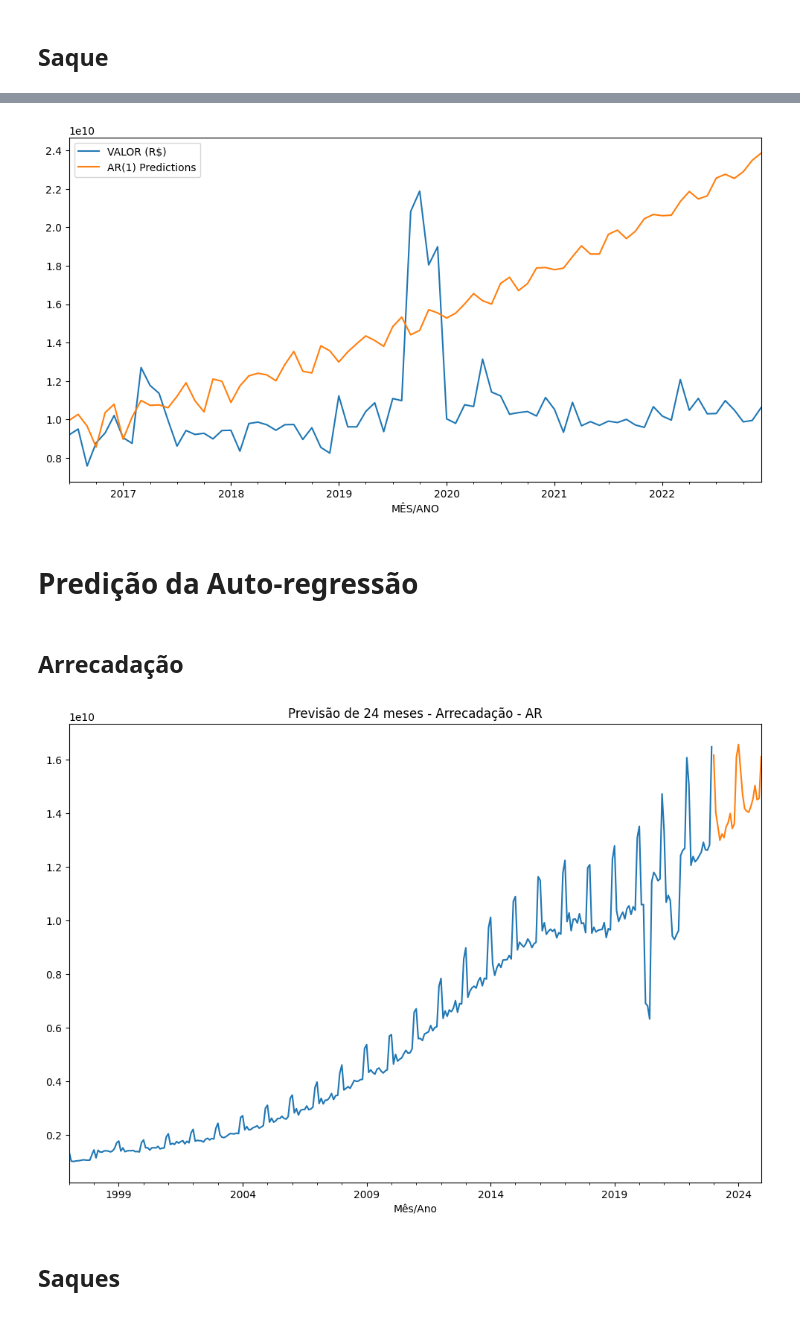
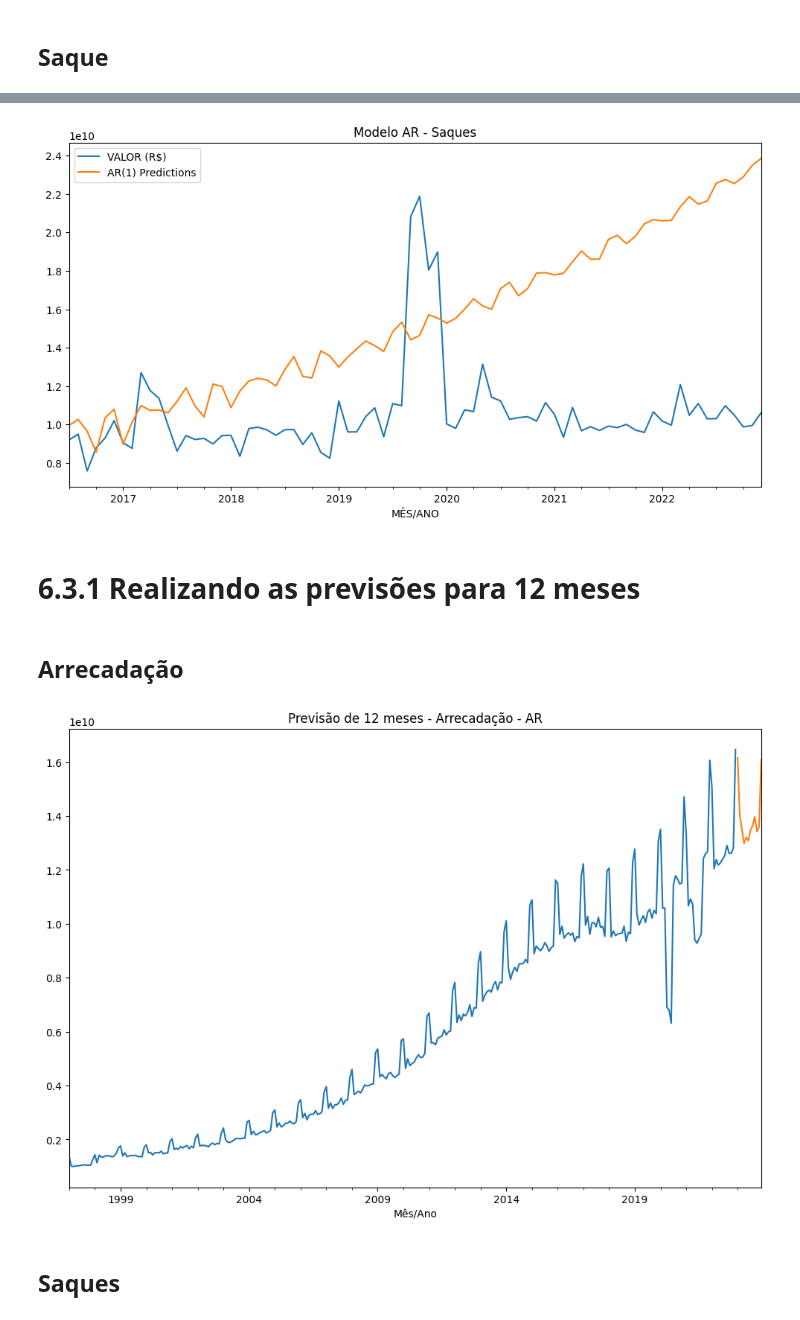
Before and after one commit to avellar1975/TCC_PUC_MINAS, a Jupyter notebook: tcc.ipynb, the cells around one changed output, grey strips where cells are left out. Saved outputs shown, nothing was run; the diff lists cells and outputs as text; code cells hidden in the pictures.

```diff
--- a/tcc.ipynb
+++ b/tcc.ipynb
@@ -611,21 +642,21 @@ predict_AR_S = ARfit_S.predict(start=start, end=end, dynamic=False).rename('AR(1
 # %%
 test_data_AR_S.plot(legend=True)
-predict_AR_S.plot(legend=True,figsize=(12,6));
+predict_AR_S.plot(legend=True,figsize=(12,6), title="Modelo AR - Saques");
 # %% [output]
-[figure, old version]
+[figure, new version]
 # %% [markdown]
-# Predição da Auto-regressão
+# 6.3.1 Realizando as previsões para 12 meses
 # %% [markdown]
 ## Arrecadação
 # %%
 final_model_ARfit_A = AutoReg(df_arrec['VALOR (R$)'], lags = 12).fit()
 # %%
-forecast_predictions_AR_A = final_model_ARfit_A.forecast(24)
+forecast_predictions_AR_A = final_model_ARfit_A.forecast(12)
 # %%
-df_arrec['VALOR (R$)'].plot(figsize=(12,8), title='Previsão de 24 meses - Arrecadação - AR')
+df_arrec['VALOR (R$)'].plot(figsize=(12,8), title='Previsão de 12 meses - Arrecadação - AR')
 forecast_predictions_AR_A.plot();
 # %% [output]
-[figure, old version]
+[figure, new version]
 # %% [markdown]
 ## Saques
 # %%
```
Also changed, not shown: parts of 47 cells of this notebook, 4 other files.
